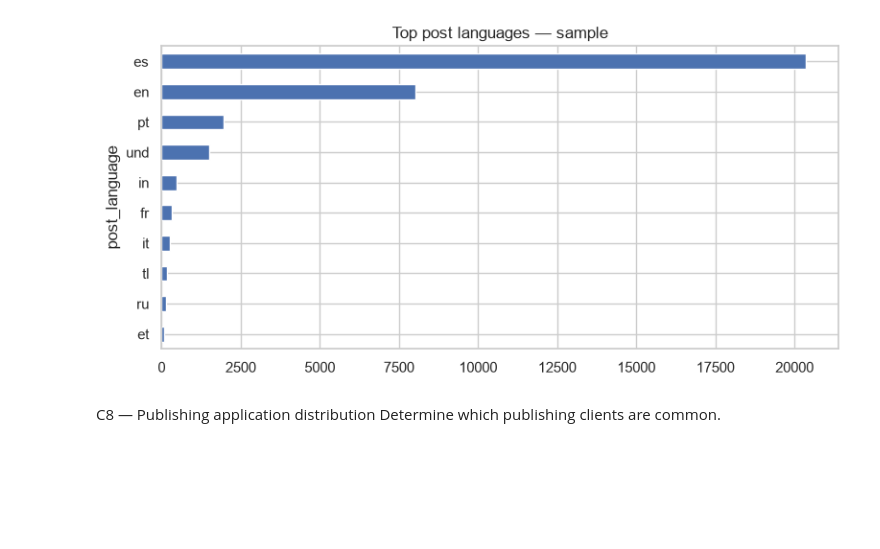
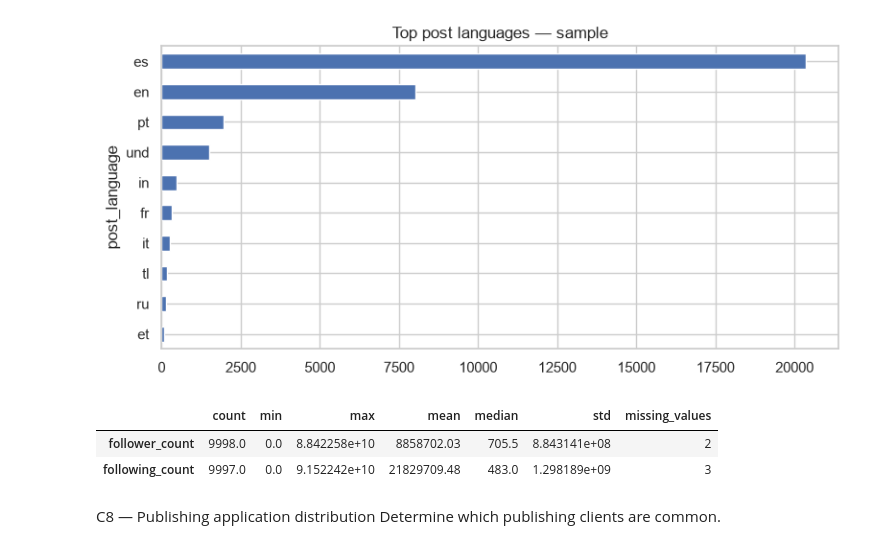
Before and after one commit to OsamaAawad/Data-Mining-Project-, a Jupyter notebook: notebooks/01_dataUnderstanding.ipynb, the cells around one changed output. Saved outputs shown, nothing was run; the diff lists cells and outputs as text; code cells hidden in the pictures; blank space fills up the shorter version.

```diff
--- a/notebooks/01_dataUnderstanding.ipynb
+++ b/notebooks/01_dataUnderstanding.ipynb
@@ -320,6 +338,29 @@ plt.tight_layout()
 plt.show()
 # %% [output]
 [figure]
+# %%
+import pandas as pd
+
+# Select numerical columns
+numeric_df = sample_df.select_dtypes(include="number")
+
+# Generate summary statistics
+summary = numeric_df.agg(
+    ["count", "min", "max", "mean", "median", "std"]
+).T
+
+# Add missing value counts
+summary["missing_values"] = numeric_df.isna().sum()
+
+# Round results
+summary = summary.round(2)
+
+# Display summary
+display(summary)
+# %% [output]
+|  | count | min | max | mean | median | std | missing_values |
+| follower_count | 9998.0 | 0.0 | 8.842258e+10 | 8858702.03 | 705.5 | 8.843141e+08 | 2 |
+| following_count | 9997.0 | 0.0 | 9.152242e+10 | 21829709.48 | 483.0 | 1.298189e+09 | 3 |
 # %% [markdown]
 C8 — Publishing application distribution
 Determine which publishing clients are common.
```
Also changed, not shown: parts of 3 cells of this notebook.
